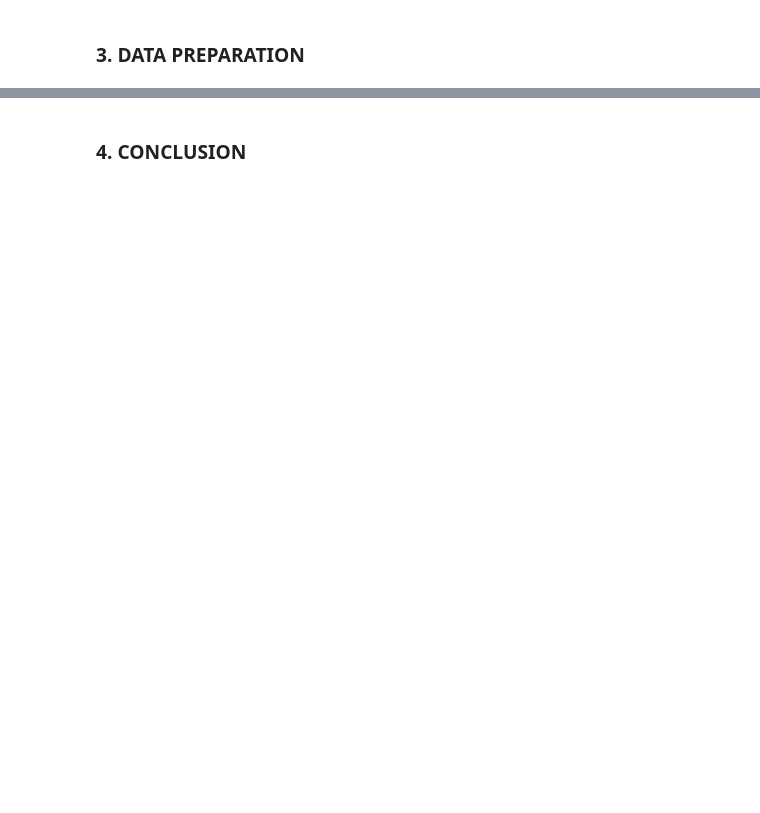
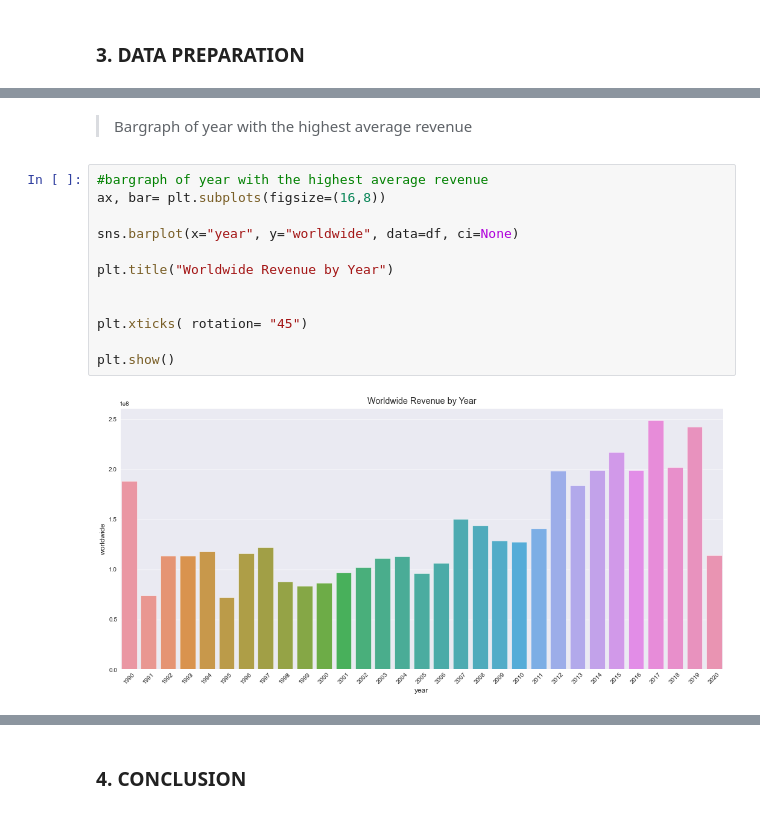
Before and after one commit to BeverlyWairimu/Film-industry-project, a Jupyter notebook: Project.ipynb, the cells around one changed output, grey strips where cells are left out. Cells and saved outputs as stored; diff of their text form; blank space fills up the shorter version.

```diff
--- a/Project.ipynb
+++ b/Project.ipynb
@@ -31,0 +421,16 @@ from scipy.stats import norm
+# %% [markdown]
+> Bargraph of year with the highest average revenue
+# %%
+#bargraph of year with the highest average revenue
+ax, bar= plt.subplots(figsize=(16,8))
+
+sns.barplot(x="year", y="worldwide", data=df, ci=None)
+
+plt.title("Worldwide Revenue by Year")
+
+
+plt.xticks( rotation= "45")
+
+plt.show()
+# %% [output]
+[figure, added]
```
Also changed, not shown: parts of 112 cells of this notebook.
